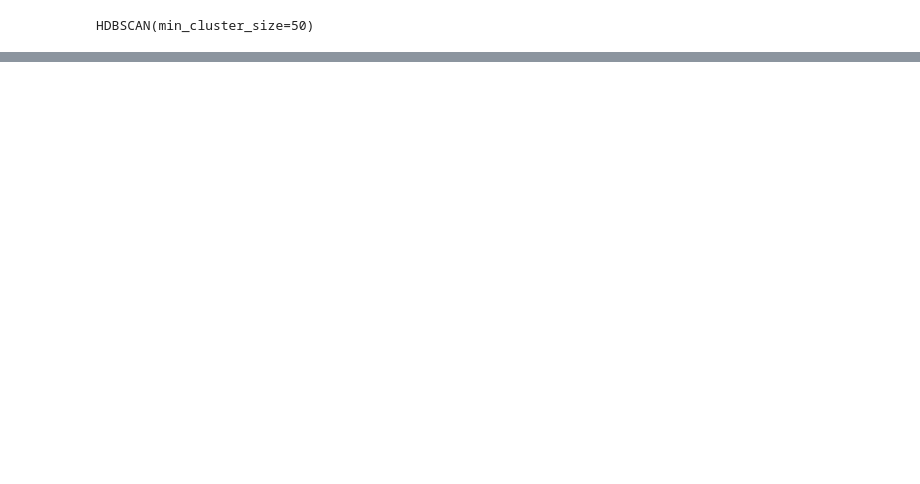
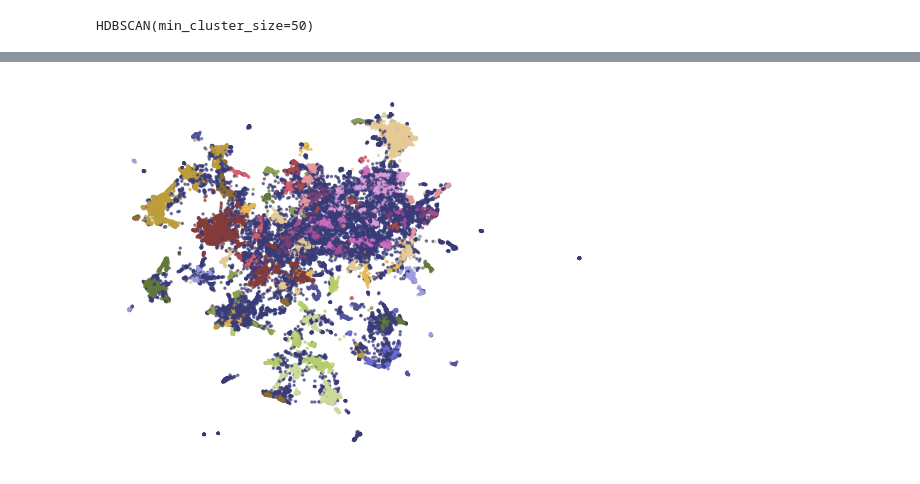
Before and after one commit to saivenkatreddy29/Implementation-of-Hands-on-Large-Language-models-book, a Jupyter notebook: Jaylamar_book_chapter_5.ipynb, the cells around one changed output, grey strips where cells are left out. Cells and saved outputs as stored; diff of their text form; code cells hidden in the pictures; blank space fills up the shorter version.

```diff
--- a/Jaylamar_book_chapter_5.ipynb
+++ b/Jaylamar_book_chapter_5.ipynb
@@ -84,0 +78,2 @@ HDBSCAN(min_cluster_size=50)
+# %%
+clusters = hdbscan_model.labels_
@@ -84,0 +110,8 @@ HDBSCAN(min_cluster_size=50)
+# %%
+import pandas as pd
+
+reduced_embeddings = UMAP(n_components = 2, min_dist = 0.0, metric = 'cosine', random_state = 42).fit_transform(embeddings)
+# %%
+df = pd.DataFrame(reduced_embeddings, columns = ['x', 'y'])
+df['title'] = titles
+df['clusters'] = [str(c) for c in clusters]
@@ -84,0 +132,11 @@ HDBSCAN(min_cluster_size=50)
+# %%
+to_plot = df.loc[df['clusters'] != -1,:]
+outliers = df.loc[df['clusters'] != -1,:]
+# %%
+import matplotlib.pyplot as plt
+
+plt.scatter(outliers.x, outliers.y, alpha = 0.05, s =2, c = 'grey')
+plt.scatter(to_plot.x, to_plot.y, s = 2, c = to_plot.clusters.astype(int), alpha = 0.6, cmap = 'tab20b')
+plt.axis(False);
+# %% [output]
+[figure, added]
```
Also changed, not shown: parts of 9 cells of this notebook.
